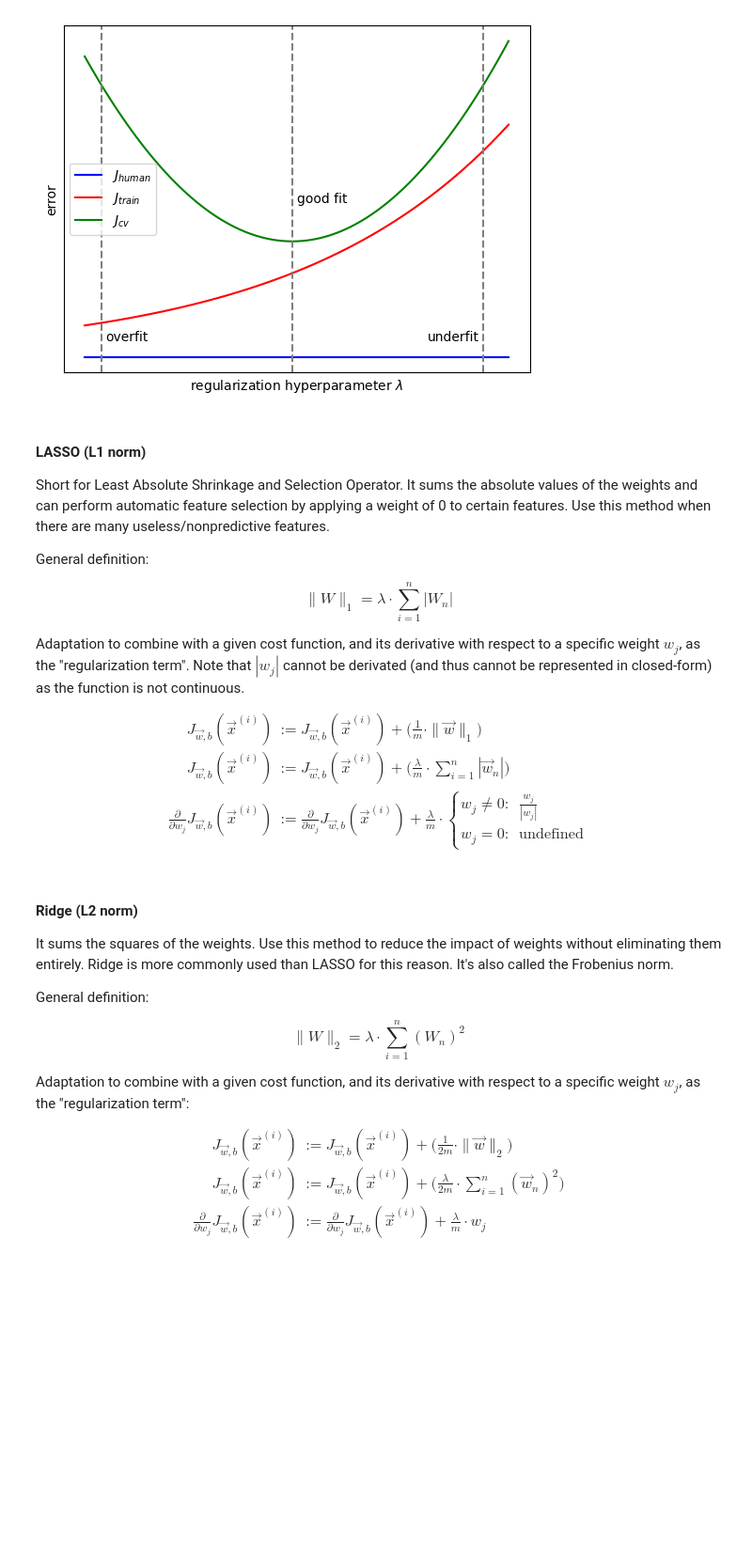
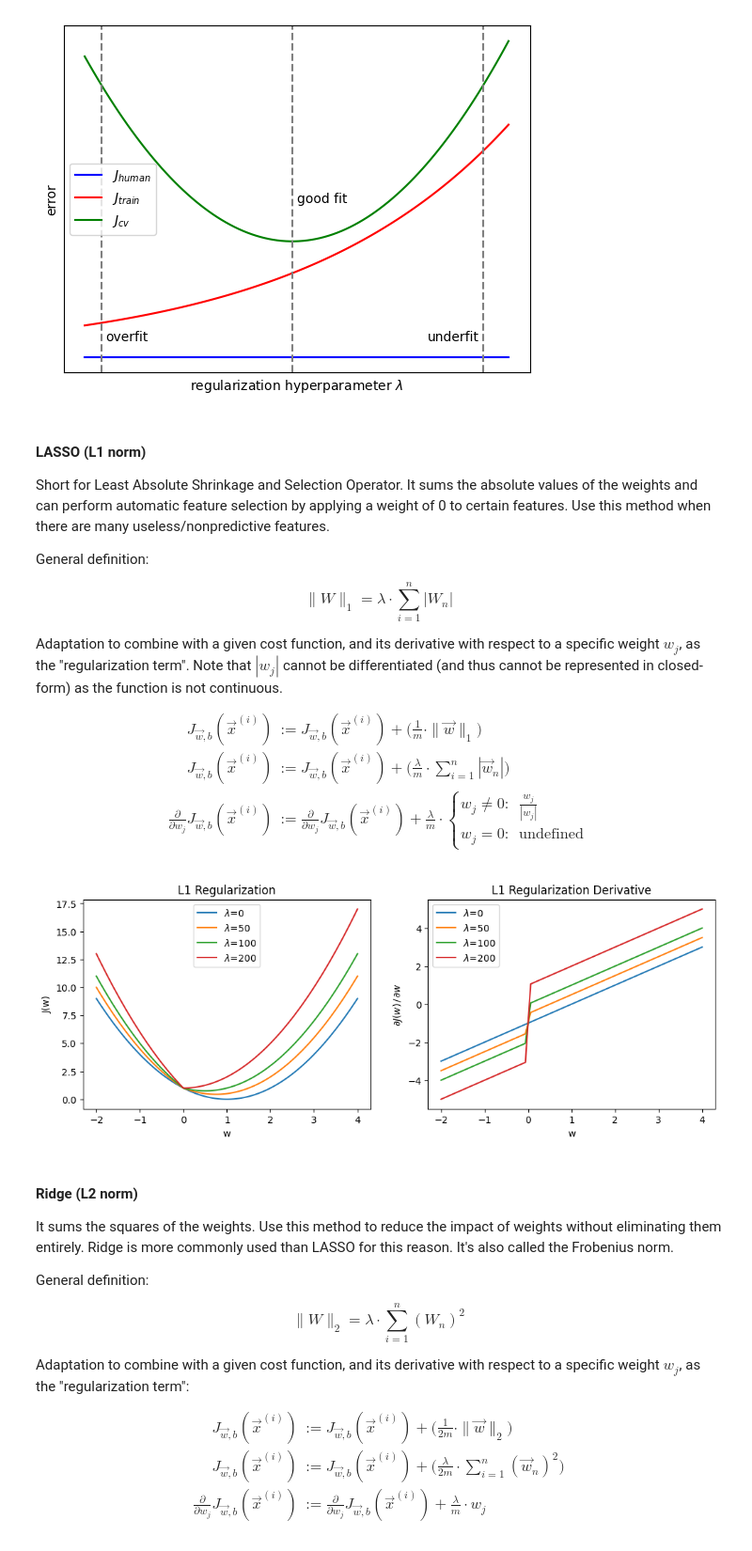
Before and after one commit to nickrusso42518/ml-qrg, a Jupyter notebook: ml_qrg.ipynb, the cells around one changed output. Shown at 94% size. Saved outputs shown, nothing was run; the diff lists cells and outputs as text; code cells hidden in the pictures; blank space fills up the shorter version.

Commit message:
reg visuals

```diff
--- a/ml_qrg.ipynb
+++ b/ml_qrg.ipynb
@@ -995,7 +995,7 @@ $$
 \|W\|_{1}=\lambda \cdot {\sum\limits^{n}_{i=1}{|W_{n}|}}
 $$
 
-Adaptation to combine with a given cost function, and its derivative with respect to a specific weight $w_j$, as the "regularization term". Note that $|w_j|$ cannot be derivated (and thus cannot be represented in closed-form) as the function is not continuous.
+Adaptation to combine with a given cost function, and its derivative with respect to a specific weight $w_j$, as the "regularization term". Note that $|w_j|$ cannot be differentiated (and thus cannot be represented in closed-form) as the function is not continuous.
 
 $$
 \begin{align}
@@ -1011,6 +1011,37 @@ w_j = 0: & \text{undefined}
 \end{cases}
 \end{align}
 $$
+# %%
+lambdas = [0, 50, 100, 200]
+w = np.linspace(-2, 4, 100)
+
+# let y=x, b=0 for simplicity
+# J(w) = mean squared error
+x = np.ones(100)
+y = np.ones(100)
+def J(w, x, y, lambd):
+    return ((w * x - y) ** 2) + ((lambd / x.size) * np.abs(w))
+
+def dJ_dw(w, x, y, lambd):
+    return (w * x - y) * x + ((lambd / x.size) * np.sign(w))
+
+params = [
+    (J, "L1 Regularization", "J(w)"),
+    (dJ_dw, "L1 Regularization Derivative", "$\partial J(w)\,/\,\partial w$"),
+]
+
+fig, ax = plt.subplots(nrows=1, ncols=2, sharey=False)
+fig.set_size_inches(12, 4)
+for axis, param in zip(ax, params):
+    func, title, ylabel = param
+    for lambd in [0, 50, 100, 200]:
+        axis.plot(w, func(w, x, y, lambd), label=f"$\lambda$={lambd}")
+    axis.set_title(title)
+    axis.set_ylabel(ylabel)
+    axis.set_xlabel("w")
+    axis.legend()
+# %% [output]
+[figure, added]
 # %% [markdown]
 #### Ridge (L2 norm)
 It sums the squares of the weights. Use this method to reduce the impact of weights without eliminating them entirely. Ridge is more commonly used than LASSO for this reason. It's also called the Frobenius norm.
```
Also changed, not shown: parts of 2 cells of this notebook.
